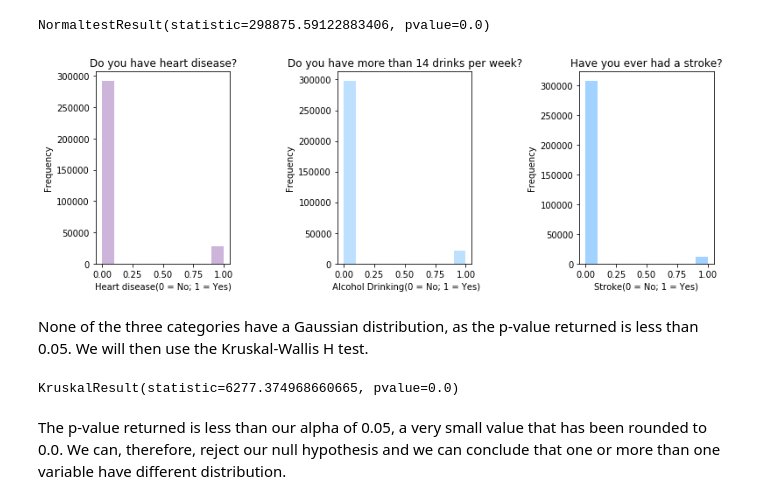
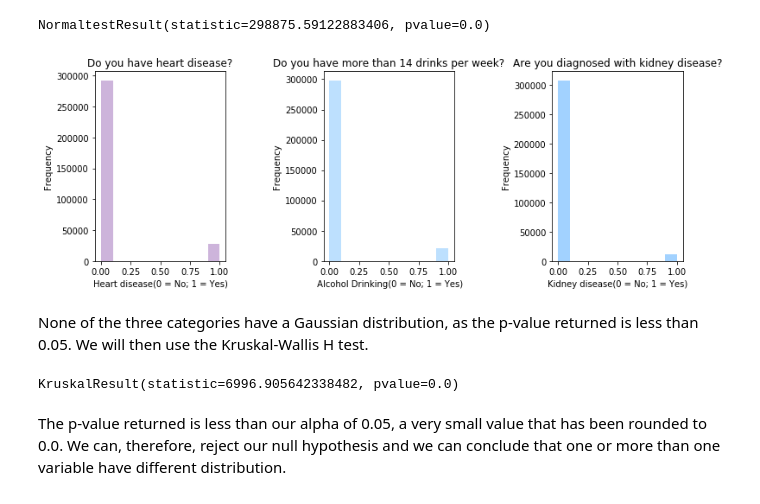
Before and after one commit to mimikyu8/Hypothesis-testing, a Jupyter notebook: S07 T01 - Hypothesis testing.ipynb, the cells around one changed output. Cells and saved outputs as stored; diff of their text form; code cells hidden in the pictures.

```diff
--- a/S07 T01 - Hypothesis testing.ipynb
+++ b/S07 T01 - Hypothesis testing.ipynb
@@ -139,33 +143,29 @@ NormaltestResult(statistic=298875.59122883406, pvalue=0.0)
 # %%
 fig = plt.figure(figsize = (11, 4))
 
 ax1 = fig.add_subplot(1, 3, 1)
 
 ax1.hist(df["HeartDisease"], color = "#CDB4DB")
 plt.title("Do you have heart disease?")
 plt.ylabel("Frequency")
 plt.xlabel("Heart disease(0 = No; 1 = Yes)")
 
 ax2 = fig.add_subplot(1, 3, 2)
 
 ax2.hist(df["AlcoholDrinking"], color = "#BDE0FE")
 plt.title("Do you have more than 14 drinks per week?")
 plt.ylabel("Frequency")
 plt.xlabel(" Alcohol Drinking(0 = No; 1 = Yes)")
 
 ax2 = fig.add_subplot(1, 3, 3)
 
-ax2.hist(df["Stroke"], color = "#A2D2FF")
-plt.title("Have you ever had a stroke?")
+ax2.hist(df["KidneyDisease"], color = "#A2D2FF")
+plt.title("Are you diagnosed with kidney disease?")
 plt.ylabel("Frequency")
-plt.xlabel("Stroke(0 = No; 1 = Yes)")
+plt.xlabel("Kidney disease(0 = No; 1 = Yes)")
 
 plt.tight_layout()
 # %% [output]
-[figure, old version]
+[figure, new version]
 # %% [markdown]
 None of the three categories have a Gaussian distribution, as the p-value returned is less than 0.05. We will then use the Kruskal-Wallis H test.
-# %%
-scipy.stats.kruskal(df["HeartDisease"], df["AlcoholDrinking"], df["Stroke"])
-# %% [output]
-KruskalResult(statistic=6277.374968660665, pvalue=0.0)
@@ -172,2 +178,6 @@ KruskalResult(statistic=6277.374968660665, pvalue=0.0)
+# %%
+scipy.stats.kruskal(drink_kidney, drink_nokidney, nodrink_nokidney, nodrink_kidney)
+# %% [output]
+KruskalResult(statistic=6996.905642338482, pvalue=0.0)
 # %% [markdown]
 The p-value returned is less than our alpha of 0.05, a very small value that has been rounded to 0.0. We can, therefore, reject our null hypothesis and we can conclude that one or more than one variable have different distribution.
```
Also changed, not shown: parts of 9 cells of this notebook.
